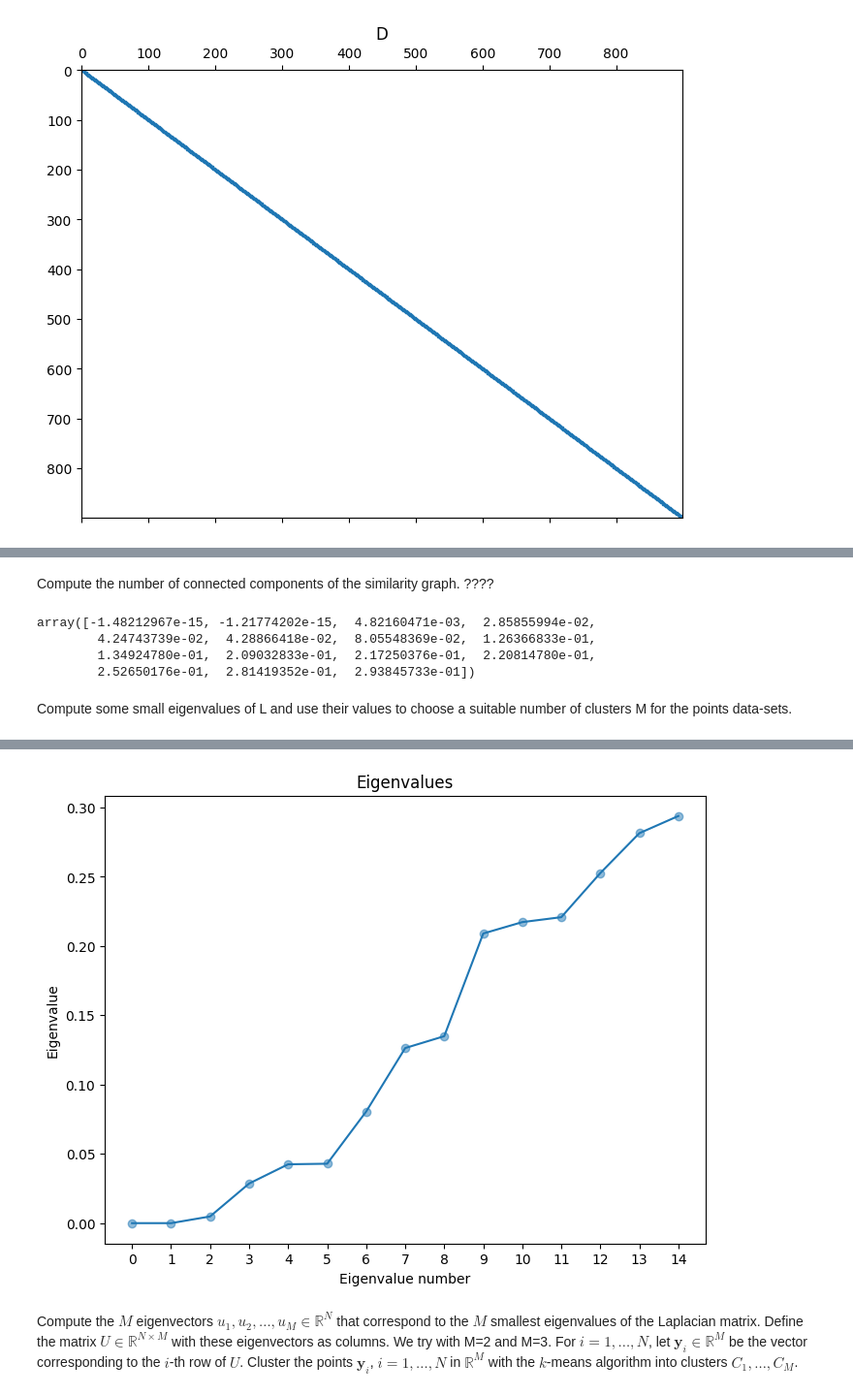
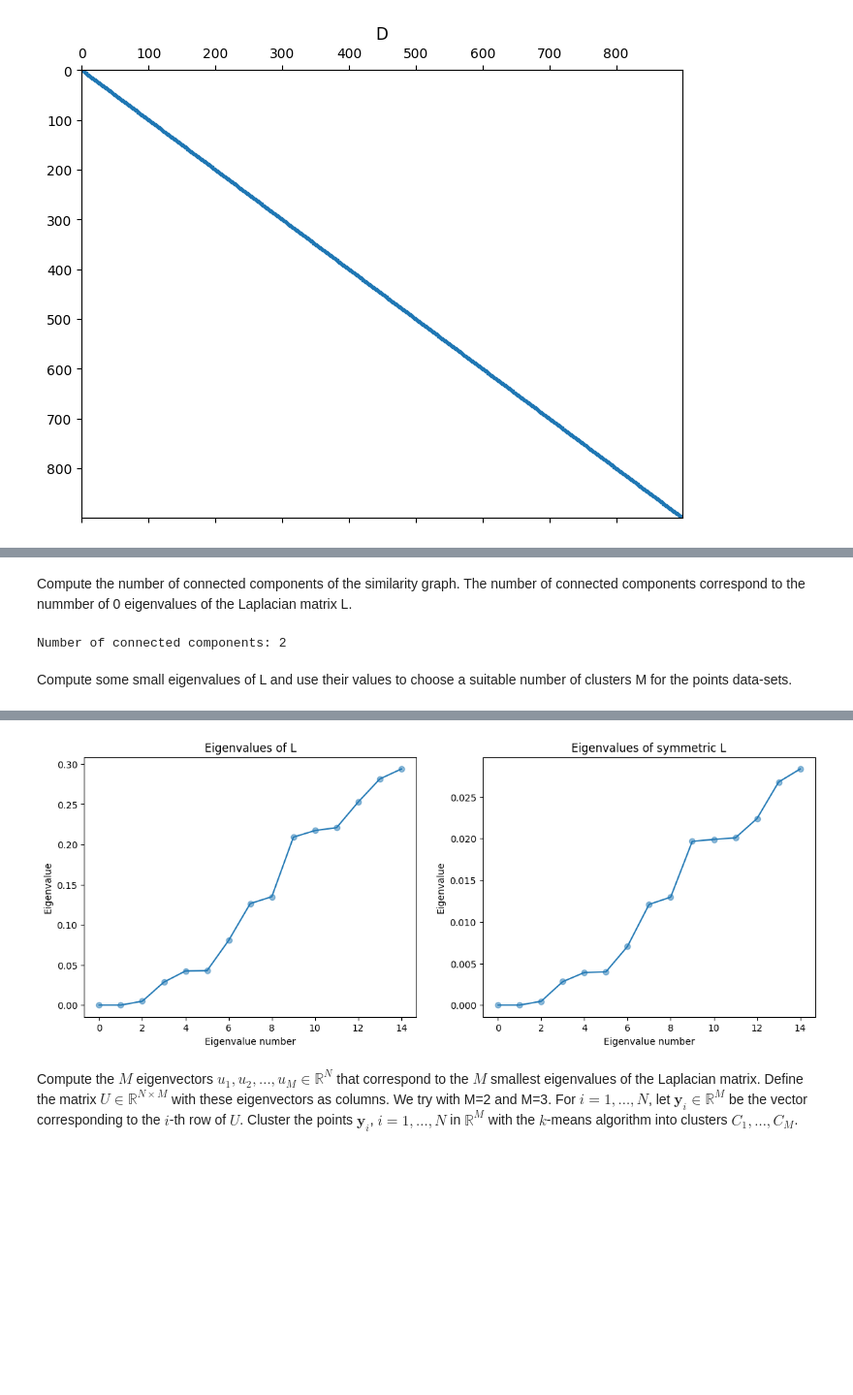
Before and after one commit to chiaramaretto/CA-Homework2, a Jupyter notebook: Maretto_Gosmar_HWSC.ipynb, the cells around one changed output, grey strips where cells are left out. Shown at 97% size. Saved outputs shown, nothing was run; the diff lists cells and outputs as text; code cells hidden in the pictures; blank space fills up the shorter version.

Commit message:
add symmetric laplacian matrix

```diff
--- a/Maretto_Gosmar_HWSC.ipynb
+++ b/Maretto_Gosmar_HWSC.ipynb
@@ -106,0 +108,3 @@ plt.show()
+# %%
+L = D - W
+L_sym = D.power(-0.5).dot(L).dot(D.power(-0.5))
@@ -107,25 +120,28 @@ plt.show()
 # %% [markdown]
-Compute the number of connected components of the similarity graph. ????
+Compute the number of connected components of the similarity graph. The number of connected components correspond to the nummber of 0 eigenvalues of the Laplacian matrix L.
 # %%
 eigenvalues, eigenvectors = eigsh(L, k=15, which='SM')
+eigenvalues_sym, eigenvectors_sym = eigsh(L_sym, k=15, which='SM')
-# %%
-eigenvalues
-# %% [output]
-array([-1.48212967e-15, -1.21774202e-15,  4.82160471e-03,  2.85855994e-02,
-        4.24743739e-02,  4.28866418e-02,  8.05548369e-02,  1.26366833e-01,
-        1.34924780e-01,  2.09032833e-01,  2.17250376e-01,  2.20814780e-01,
-        2.52650176e-01,  2.81419352e-01,  2.93845733e-01])
+# %%
+num_connected_components = np.sum(np.isclose(eigenvalues, 0, atol=1e-8))
+print("Number of connected components:", num_connected_components)
+# %% [output]
+Number of connected components: 2
 # %% [markdown]
 Compute some small eigenvalues of L and use their values to choose a
 suitable number of clusters M for the points data-sets.
 # %%
 #plot on x axis the # of the eigenvalue and on y axis the value of the eigenvalue
-plt.figure(figsize=(8, 6))
-plt.plot(np.arange(0,15,step=1.0), np.sort(eigenvalues))
-plt.scatter(np.arange(0,15,step=1), np.sort(eigenvalues), alpha=0.5)
-plt.xticks(np.arange(0,15,step=1))
-plt.xlabel("Eigenvalue number")
-plt.ylabel("Eigenvalue")
-plt.title("Eigenvalues")
-plt.show()
+fig, ax = plt.subplots(1, 2, figsize=(14, 5))
+ax[0].plot(np.arange(0,15,step=1.0), np.sort(eigenvalues))
+ax[0].scatter(np.arange(0,15,step=1), np.sort(eigenvalues), alpha=0.5)
+ax[0].set_title('Eigenvalues of L')
+ax[0].set_xlabel("Eigenvalue number")
+ax[0].set_ylabel("Eigenvalue")
+ax[1].plot(np.arange(0,15,step=1.0), np.sort(eigenvalues_sym))
+ax[1].scatter(np.arange(0,15,step=1), np.sort(eigenvalues_sym), alpha=0.5)
+ax[1].set_title('Eigenvalues of symmetric L')
+ax[1].set_xlabel("Eigenvalue number")
+ax[1].set_ylabel("Eigenvalue")
+plt
 # %% [output]
@@ -132,4 +149,4 @@ plt.show()
-[figure, old version]
+[figure, new version]
 # %% [markdown]
 Compute the $M$ eigenvectors $u_1, u_2, \dots, u_M \in \mathbb{R}^N$ that correspond to the $M$ smallest eigenvalues of the Laplacian matrix. Define the matrix $U \in \mathbb{R}^{N \times M}$ with these eigenvectors as columns. We try with M=2 and M=3.
 For $i = 1, \dots, N$, let $\mathbf{y}_i \in \mathbb{R}^M$ be the vector corresponding to the $i$-th row of $U$. Cluster the points $\mathbf{y}_i$, $i = 1, \dots, N$ in $\mathbb{R}^M$ with the $k$-means algorithm into clusters $C_1, \dots, C_M$.
```
Also changed, not shown: parts of 23 cells of this notebook.
